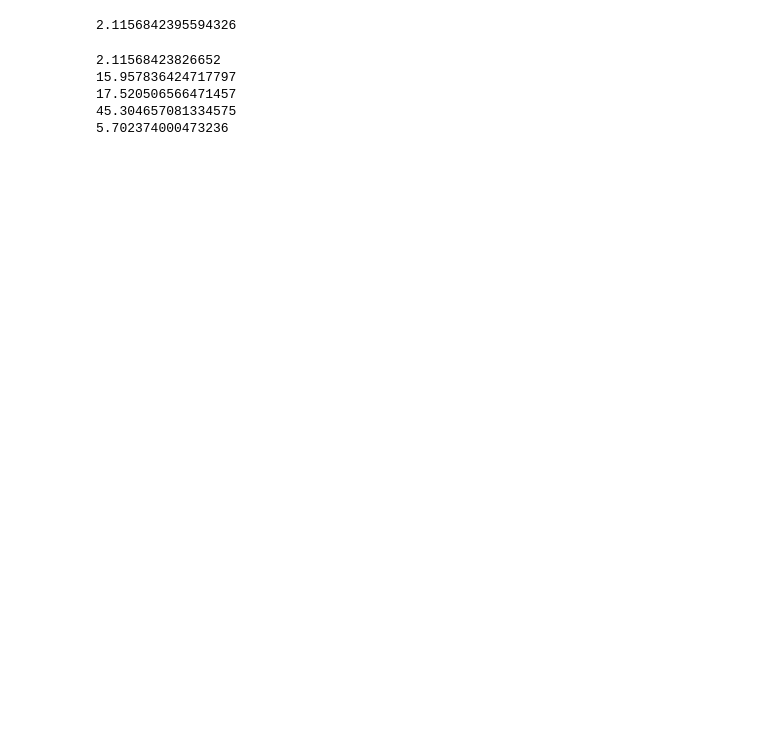
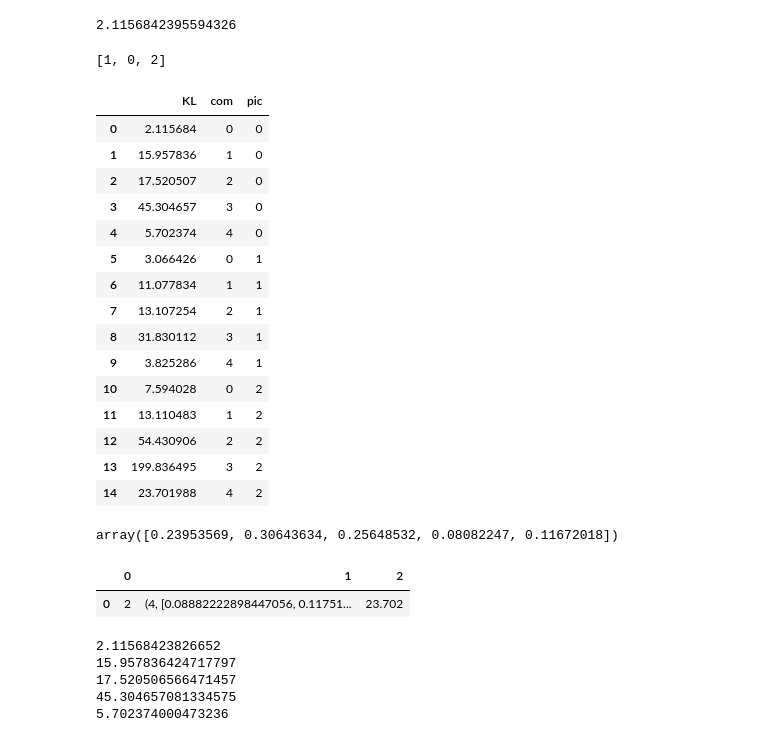
Before and after one commit to kmavon/dataswag, a Jupyter notebook: Image Analysis/KMREC.ipynb, the cells around one changed output. Saved outputs shown, nothing was run; the diff lists cells and outputs as text; code cells hidden in the pictures; blank space fills up the shorter version.

```diff
--- a/Image Analysis/KMREC.ipynb
+++ b/Image Analysis/KMREC.ipynb
@@ -265,6 +314,7 @@ from sklearn.decomposition import PCA
 
 
 import ClusteringTrainKM
+import RecSystemKM
 
 train_path = '/Users/kimia/Desktop/Capstone/imgcluster/Cluster4/'
 save_path = '/Users/kimia/Desktop/Capstone/imgcluster/Cluster4/'
@@ -273,14 +323,16 @@ userlist= [1,2,3]
 #user list will be the picture number!
 
 #Helper Function to get images from train path
-
-
-c = ClusteringTrainKM.ClusteringKM(train_path, save_path )
+c = RecSystemKM.RecSystemKM(train_path, save_path )
 c.get_train_images(train_path, user_list = ['1','2','3'])
 #Create Object
 
+train_df = c.convert_to_features()
 
-#obj_train = ClusteringTrain.Clustering(train_path, dest_path)
+c.load_model()
+from sklearn.externals import joblib
+def cluster_uploaded_pics:
+    model = joblib.load('model_images.plk')
 # %% [output]
 3
 /Users/kimia/Desktop/Capstone/imgcluster/Cluster4/1.jpg
@@ -327,4 +382,14 @@ array([[9.48407625e-06, 1.73430122e-02, 2.90112949e-02, 3.71834975e-02,
 data = df.copy(deep=True)
 #model.fit(data)
 y_pred = model.predict_proba(data)
+# %%
+"""def Predict_to_df( df, clustercount):
+    for i in range(0,cluster_count+1):
+        if i==cluster_count:
+            label = "Prediction"
+            df[label] = model.predict(data)
+            break
+        label = "Prob_" + str(i)
+        df[label] = y_pred[:,i]"""
+#Added above
 # %%
@@ -413,3 +448,54 @@ myown2 = [3.710005e-15, 4.197616e-06, 8.920294e-01, 1.499184e-14, 0.107966]
+# %%
+fdf = calc_KL_divergence(df)
+sorted_df_by_community = (fdf[fdf['community']==2]).sort_values('KL_score').reset_index()
+print(list(sorted_df_by_community.picture_number))
+# %% [output]
+[1, 0, 2]
+# %%
+KL=[]
+pic_no = []
+community = []
+for i in range(s.shape[0]):
+
+    pic_dist = list(s.iloc[i])
+    #print(pic_dist)
+    for v in enumerate(model_user.cluster_centers_):
+        clustercenter = (v[1])
+        KLdiv = stats.entropy(pk=clustercenter, qk=pic_dist)
+        KL.append(KLdiv)
+        pic_no.append(i)
+        community.append((v[0]))
+
+test = (pd.DataFrame({"KL":KL,"pic": pic_no, "com":community}))#.transpose()#.rename(columns=['kl', 'nnu', 'comm'])""""
+#pd.DataFrame(test, columns = ['hi', '4', 'hii'])
+test
+# %% [output]
+|  | KL | com | pic |
+| 0 | 2.115684 | 0 | 0 |
+| 1 | 15.957836 | 1 | 0 |
+| 2 | 17.520507 | 2 | 0 |
+| 3 | 45.304657 | 3 | 0 |
+| 4 | 5.702374 | 4 | 0 |
+| 5 | 3.066426 | 0 | 1 |
+| 6 | 11.077834 | 1 | 1 |
+| 7 | 13.107254 | 2 | 1 |
+| 8 | 31.830112 | 3 | 1 |
+| 9 | 3.825286 | 4 | 1 |
+| 10 | 7.594028 | 0 | 2 |
+| 11 | 13.110483 | 1 | 2 |
+| 12 | 54.430906 | 2 | 2 |
+| 13 | 199.836495 | 3 | 2 |
+| 14 | 23.701988 | 4 | 2 |
+# %%
+model_user.cluster_centers_[2]
+# %% [output]
+array([0.23953569, 0.30643634, 0.25648532, 0.08082247, 0.11672018])
+# %%
+test.cols = ['picture','communitycluster', 'score']
+test
+# %% [output]
+|  | 0 | 1 | 2 |
+| 0 | 2 | (4, [0.08882222898447056, 0.11751... | 23.702 |
 # %%
 ## This is the score depending on which cluster you'd like to optimize for
 for i in range(model_user.n_clusters):
```
Also changed, not shown: parts of 11 cells of this notebook, 3 other files.
